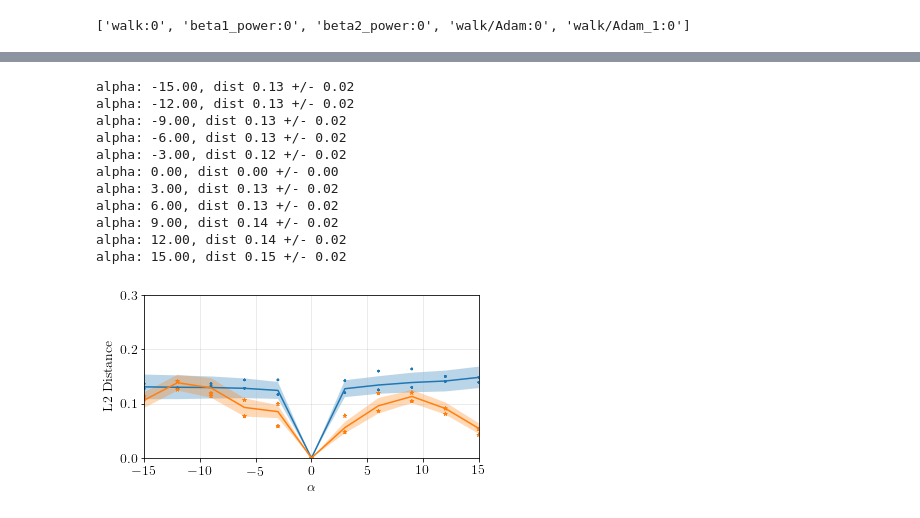
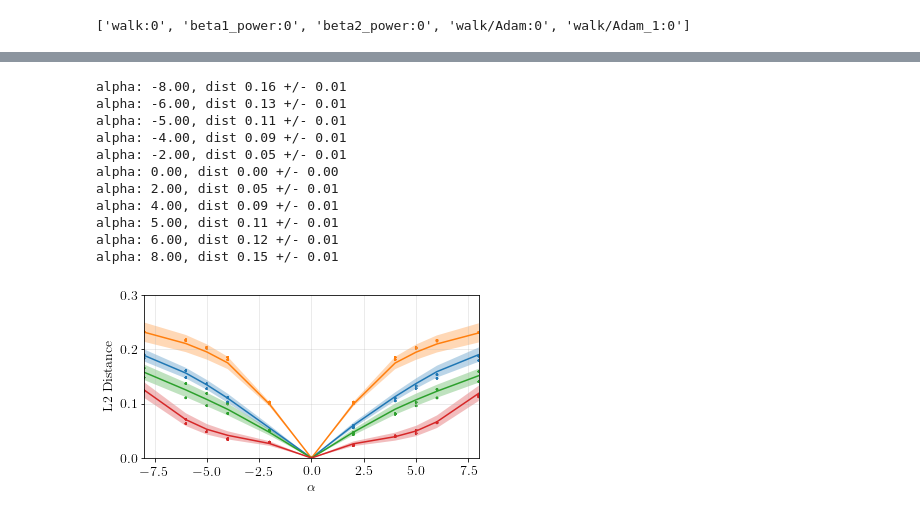
Before and after one commit to ali-design/gan_workspace, a Jupyter notebook: DCGAN-tensorflow/shiftx_aug_argminW_mnist.ipynb, the cells around one changed output, grey strips where cells are left out. Cells and saved outputs as stored; diff of their text form; code cells hidden in the pictures.

```diff
--- a/DCGAN-tensorflow/shiftx_aug_argminW_mnist.ipynb
+++ b/DCGAN-tensorflow/shiftx_aug_argminW_mnist.ipynb
@@ -345,7 +345,8 @@ print(loss_vals)
 # saver.restore(sess, "./out/walk_train_aug/shiftx_l2_git0.005/output/model_20000.ckpt")
 # %%
 num_samples = 10
-a = np.array([-15, -12, -9, -6, -3,  0,  3,  6,  9, 12, 15])
+# a = np.array([-15, -12, -9, -6, -3,  0,  3,  6,  9, 12, 15])
+a = np.array([-8, -6, -5, -4, -2,  0,  2,  4,  5, 6,  8])
 
 zs = np.random.uniform(-1, 1, size=(num_samples, FLAGS.z_dim))
 y = np.arange(0,FLAGS.y_dim,1)
@@ -360,7 +361,7 @@ for i in range(a.shape[0]):
     target_fn, mask_out = get_target_np(out_zs, a[i])#, show_img=True, show_mask=True)
     im_targets.append(target_fn)
     ## get transformed:
-    feed_dict = {z_placeholder: zs, y_placeholder: ys, alpha: a[i]/15, target: target_fn, mask: mask_out}
+    feed_dict = {z_placeholder: zs, y_placeholder: ys, alpha: a[i], target: target_fn, mask: mask_out}
     samples = sess.run(transformed_output, feed_dict=feed_dict)
     im_transformed.append(samples)
 #     imshow(imgrid(np.uint8(samples*255), cols=1))
@@ -556,3 +555,7 @@ dist_trained_joint = np.load("dist_trained_info_shiftx_aug_argminGW.npy")
+# %%
+dist_trained_joint = np.load("./out/plots/dist_trained_info_shiftx_aug_argminGW_loss_trained_plots_75epoch.npy")
+dist_trained_NoAug_argminGW = np.load("./out/plots/dist_trained_info_shiftx_NoAug_argminGW_loss_trained_plots_75epoch.npy")
+dist_trained_NoAug_argminW = np.load("./out/plots/dist_trained_info_shiftx_NoAug_argminW_loss_trained_plots_75epoch.npy")
 # %%
 ## plots and saves the computed similarity matrix
 import os
@@ -570,53 +573,70 @@ f, ax = plt.subplots(figsize=(6, 3))
 # xaxis = np.mean([alphas[:-1], alphas[1:]], axis=0)
 xaxis = np.mean([alphas[:], alphas[:]], axis=0)
 
-### For shift no joint
+
+### For noaug + walk
+mu_j = np.mean(dist_trained_NoAug_argminW, axis=0)
+sd_j = np.std(dist_trained_NoAug_argminW, axis=0)
+p_j = ax.plot(xaxis, mu_j)
+ax.fill_between(xaxis, mu_j-sd_j, mu_j+sd_j, alpha=0.3)
+xscatter_j = np.tile(xaxis, (20,1))
+yscatter_j = dist_trained_NoAug_argminW[:20]
+ax.scatter(xscatter_j, yscatter_j, marker='.', edgecolors='none', s=20, color=p_j[0].get_color())
+
+### For noaug + joint
+mu_j = np.mean(dist_trained_NoAug_argminGW, axis=0)
+sd_j = np.std(dist_trained_NoAug_argminGW, axis=0)
+p_j = ax.plot(xaxis, mu_j)
+ax.fill_between(xaxis, mu_j-sd_j, mu_j+sd_j, alpha=0.3)
+xscatter_j = np.tile(xaxis, (20,1))
+yscatter_j = dist_trained_NoAug_argminGW[:20]
+ax.scatter(xscatter_j, yscatter_j, marker='.', edgecolors='none', s=20, color=p_j[0].get_color())
+
+### For shift aug+walk (this file)
 mu = np.mean(dist_trained_info, axis=0)
 sd = np.std(dist_trained_info, axis=0)
 p = ax.plot(xaxis, mu)
 ax.fill_between(xaxis, mu-sd, mu+sd, alpha=0.3)
 xscatter = np.tile(xaxis, (20, 1))
 yscatter = dist_trained_info[:20] # take the first 20 samples
-
+ax.scatter(xscatter, yscatter, marker='.',
+           edgecolors='none', s=20, color=p[0].get_color())
 ### For shift join
 mu_j = np.mean(dist_trained_joint, axis=0)
 sd_j = np.std(dist_trained_joint, axis=0)
 p_j = ax.plot(xaxis, mu_j)
 ax.fill_between(xaxis, mu_j-sd_j, mu_j+sd_j, alpha=0.3)
 xscatter_j = np.tile(xaxis, (20,1))
 yscatter_j = dist_trained_joint[:20]
+ax.scatter(xscatter_j, yscatter_j, marker='.', edgecolors='none', s=20, color=p_j[0].get_color())
 
-ax.scatter(xscatter, yscatter, marker='.',
-           edgecolors='none', s=20, color=p[0].get_color())
-
-ax.scatter(xscatter_j, yscatter_j, marker='*', edgecolors='none', s=20, color=p_j[0].get_color())
 
 ax.set_xlabel(xlabel)
 ax.set_ylabel(ylabel)
 
 # ax.set_ylim([0, 0.8])
 ax.set_ylim([0, 0.3])
 ax.grid(alpha=0.3)
 # ax.set_xlim([np.min(alphas), np.max(alphas)])
 ax.set_xlim([np.min(alphas), np.max(alphas)])
 
 for (x, m, s) in zip(xaxis, mu, sd):
     print("alpha: {:.2f}, dist {:.2f} +/- {:.2f}".format(x, m, s))
 
 f.savefig(os.path.join(output_dir, savefile + '.png'),
           bbox_inches="tight", pad_inches=0)
 f.savefig(os.path.join(output_dir, savefile + '.pdf'),
           bbox_inches="tight", pad_inches=0)
 # %% [output]
-alpha: -15.00, dist 0.13 +/- 0.02
-alpha: -12.00, dist 0.13 +/- 0.02
-alpha: -9.00, dist 0.13 +/- 0.02
-alpha: -6.00, dist 0.13 +/- 0.02
-alpha: -3.00, dist 0.12 +/- 0.02
+alpha: -8.00, dist 0.16 +/- 0.01
+alpha: -6.00, dist 0.13 +/- 0.01
+alpha: -5.00, dist 0.11 +/- 0.01
+alpha: -4.00, dist 0.09 +/- 0.01
+alpha: -2.00, dist 0.05 +/- 0.01
 alpha: 0.00, dist 0.00 +/- 0.00
-alpha: 3.00, dist 0.13 +/- 0.02
-alpha: 6.00, dist 0.13 +/- 0.02
-alpha: 9.00, dist 0.14 +/- 0.02
-alpha: 12.00, dist 0.14 +/- 0.02
-alpha: 15.00, dist 0.15 +/- 0.02
+alpha: 2.00, dist 0.05 +/- 0.01
+alpha: 4.00, dist 0.09 +/- 0.01
+alpha: 5.00, dist 0.11 +/- 0.01
+alpha: 6.00, dist 0.12 +/- 0.01
+alpha: 8.00, dist 0.15 +/- 0.01
-[figure, old version]
+[figure, new version]
```
Also changed, not shown: parts of 10 cells of this notebook, 11 other files.
